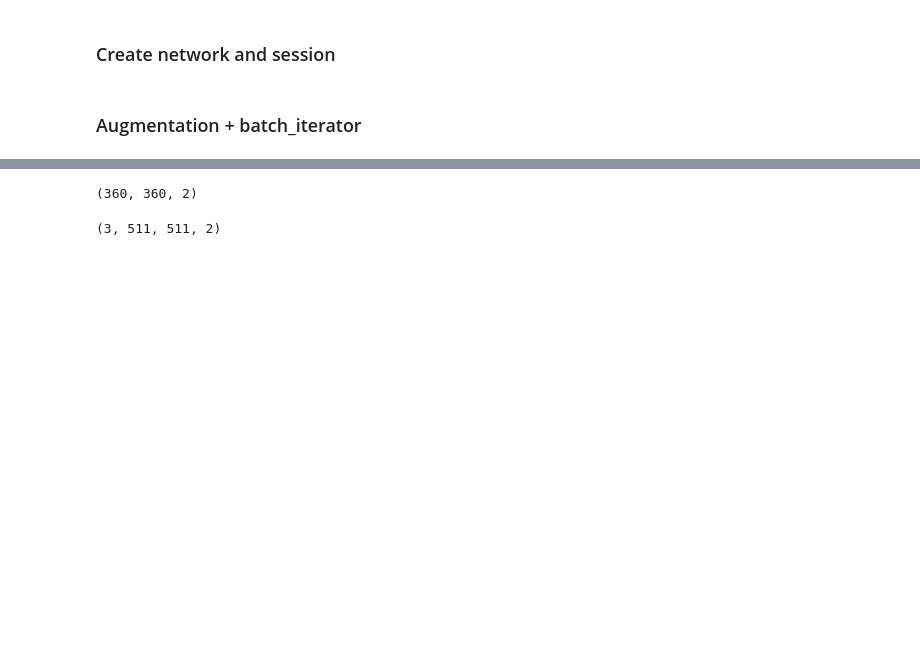
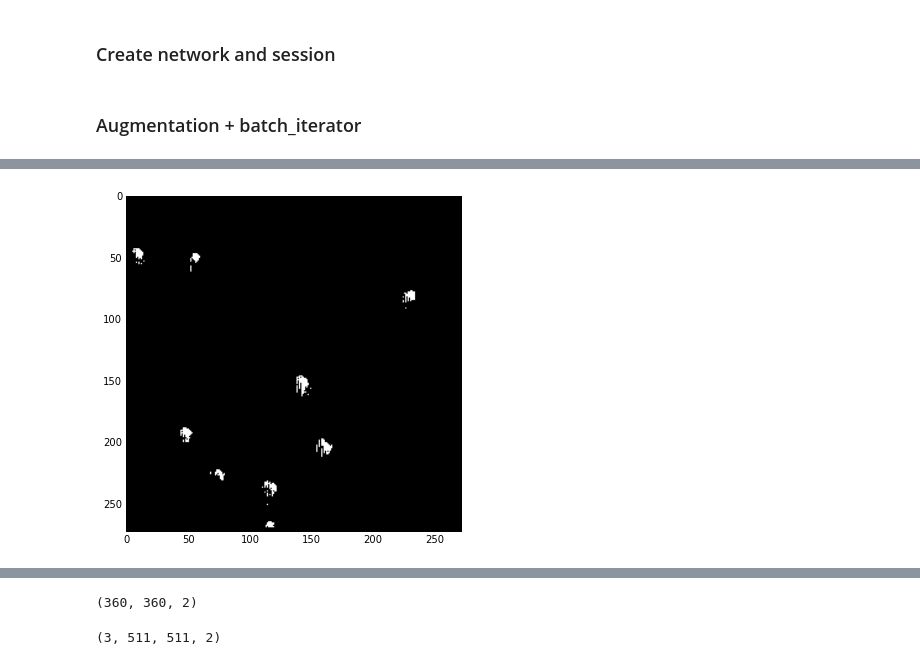
Before and after one commit to rykachevskiy/ds_bowl_2018, a Jupyter notebook: notebooks/Unet.ipynb, the cells around one changed output, grey strips where cells are left out. Drawn from its saved outputs; the diff is of its cells as text; code cells hidden in the pictures; blank space fills up the shorter version.

```diff
--- a/notebooks/Unet.ipynb
+++ b/notebooks/Unet.ipynb
@@ -288,0 +364,6 @@ for epoch in range(epochs):
+# %%
+for val_im in tqdm(val_data[1:2]):
+    prediction = sess.run(out, feed_dict={x : np.expand_dims(get_16_im(val_im[:,:,:1]), 0), training : False})
+    mask = prediction[0][:val_im.shape[0],:val_im.shape[1],:1]
+    mask_int = (mask > 0.5).astype(int)[:,:,0].astype('uint8')
+    iou = (mask_int == val_im[:,:,1]).sum() / (val_im[:,:,1].shape[0] * val_im[:,:,1].shape[1])
@@ -301,0 +403,6 @@ np.expand_dims(val_data[0][:-1,:-1,:1], 0).shape
+# %%
+plt.figure(figsize=(6,6))
+plt.imshow((prediction[0,:,:,0] > 0.5).astype(float), cmap='gray')
+plt.show()
+# %% [output]
+[figure, added]
```
Also changed, not shown: parts of 31 cells of this notebook, 1 other file.
